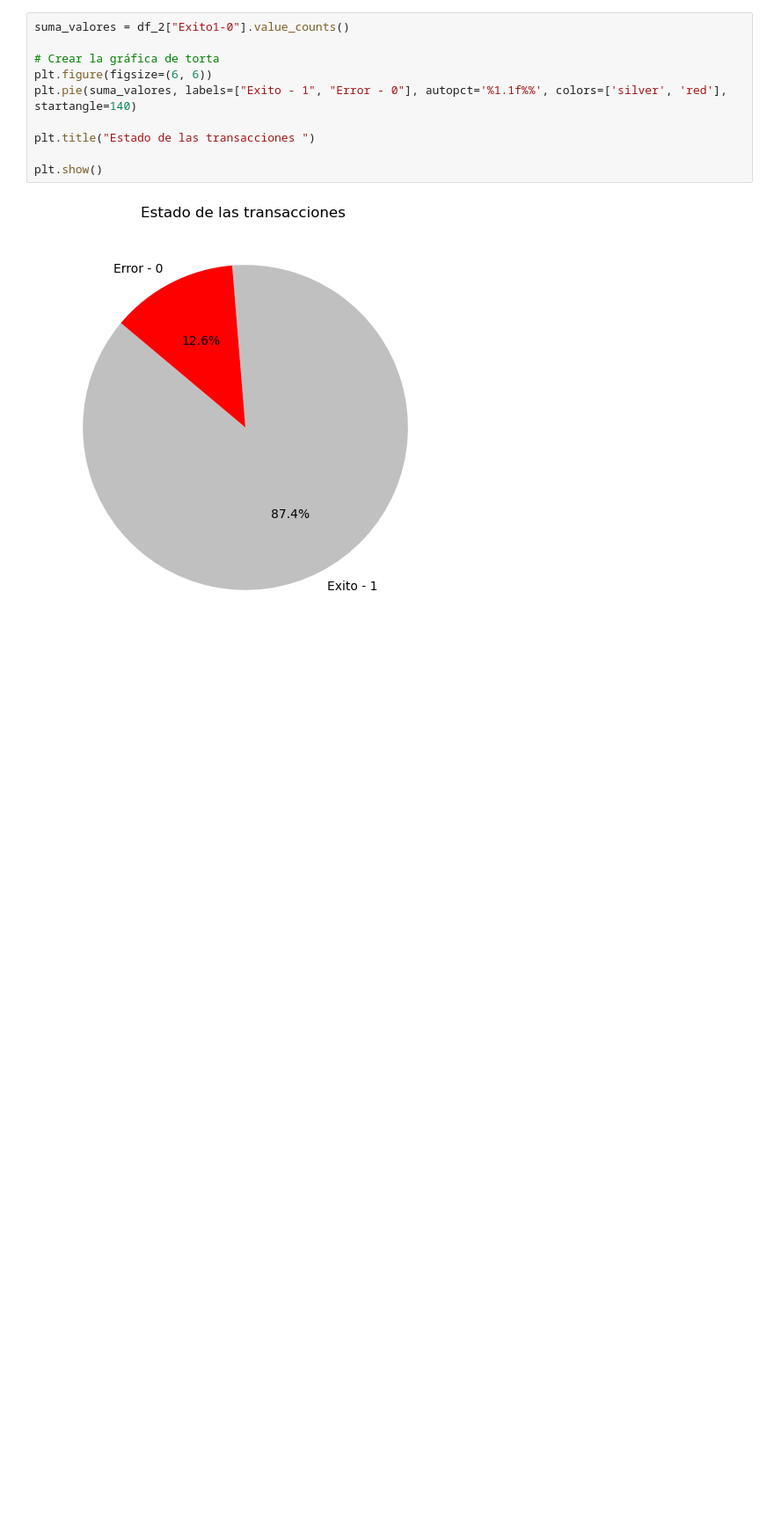
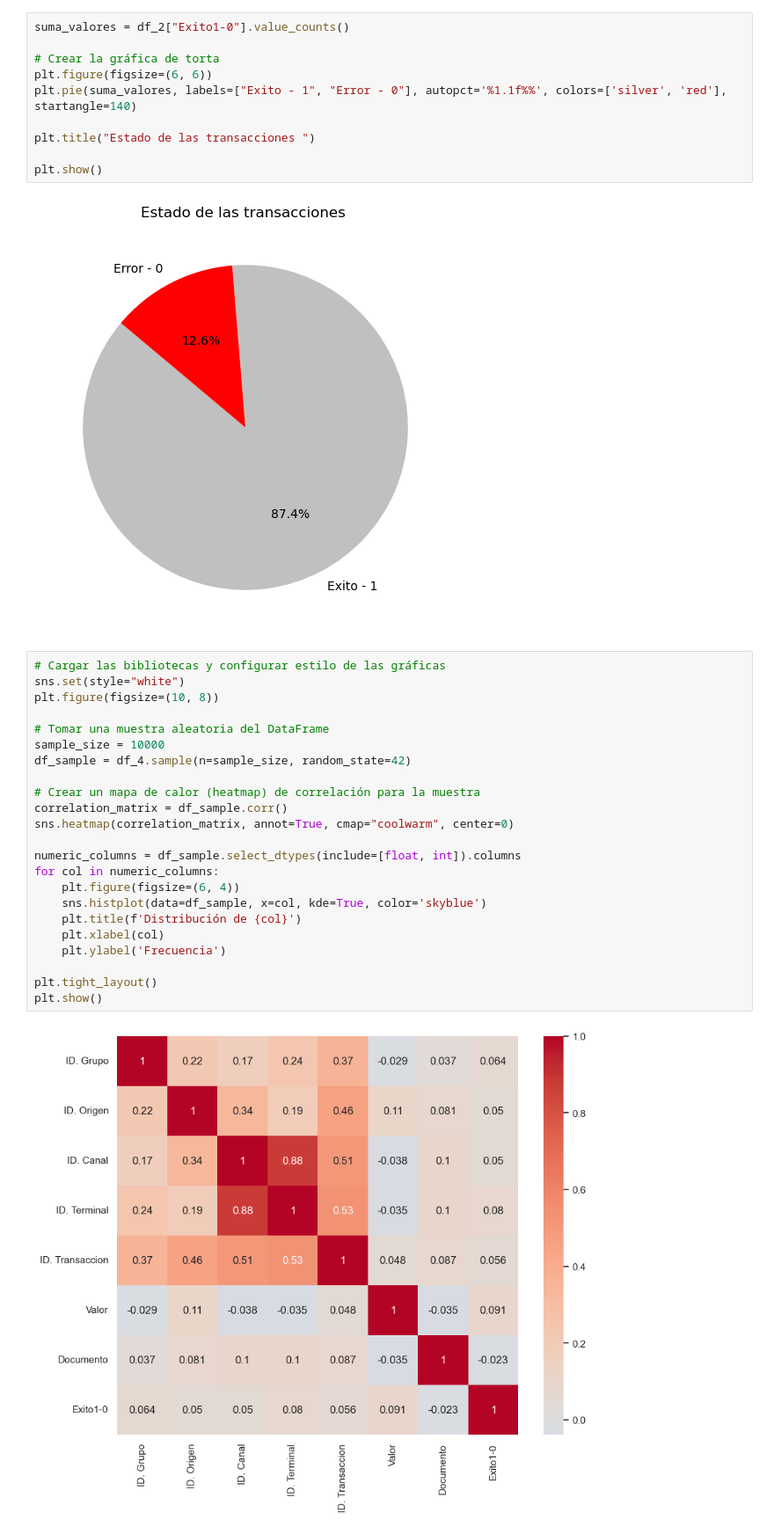
Before and after one commit to chechorios2008/Evaluando_modelos_MachineLearning, a Jupyter notebook: evaluandoML.ipynb, the cells around one changed output. Shown at 88% size. Cells and saved outputs as stored; diff of their text form; blank space fills up the shorter version.

```diff
--- a/evaluandoML.ipynb
+++ b/evaluandoML.ipynb
@@ -132,3 +140,28 @@ plt.title("Estado de las transacciones ")
 plt.show()
 # %% [output]
 [figure]
+# %%
+# Cargar las bibliotecas y configurar estilo de las gráficas
+sns.set(style="white")
+plt.figure(figsize=(10, 8))
+
+# Tomar una muestra aleatoria del DataFrame
+sample_size = 10000
+df_sample = df_4.sample(n=sample_size, random_state=42)
+
+# Crear un mapa de calor (heatmap) de correlación para la muestra
+correlation_matrix = df_sample.corr()
+sns.heatmap(correlation_matrix, annot=True, cmap="coolwarm", center=0)
+
+numeric_columns = df_sample.select_dtypes(include=[float, int]).columns
+for col in numeric_columns:
+    plt.figure(figsize=(6, 4))
+    sns.histplot(data=df_sample, x=col, kde=True, color='skyblue')
+    plt.title(f'Distribución de {col}')
+    plt.xlabel(col)
+    plt.ylabel('Frecuencia')
+
+plt.tight_layout()
+plt.show()
+# %% [output]
+[figure, added]
```
Also changed, not shown: parts of 11 cells of this notebook.
